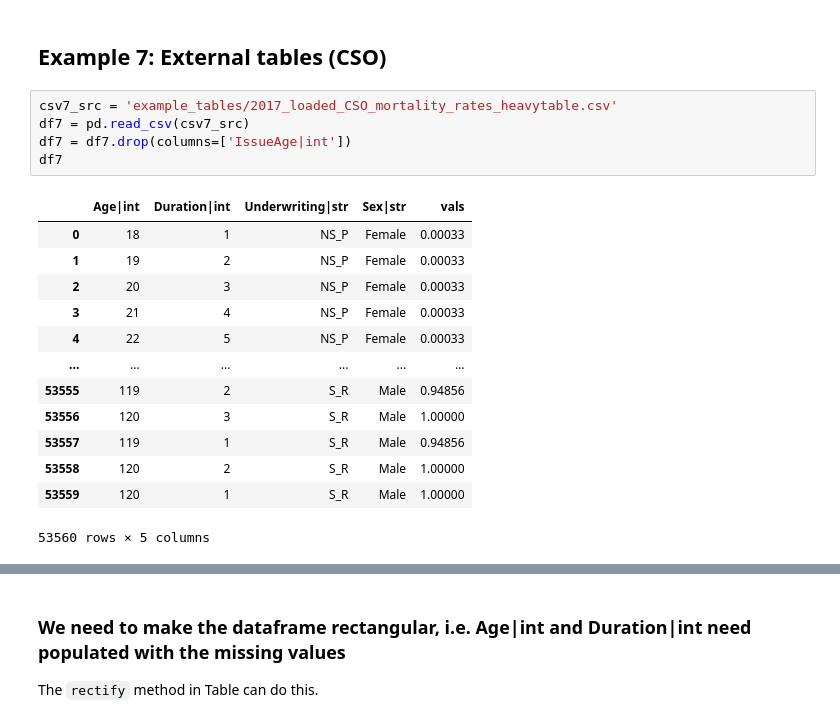
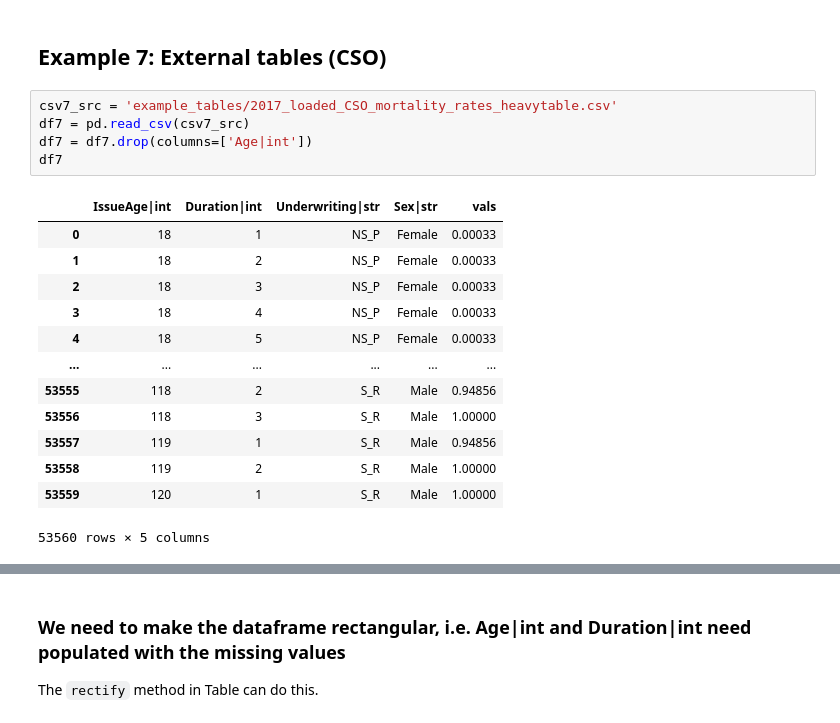
Before and after one commit to lewisfogden/heavylight, a Jupyter notebook: examples/notebook/table_documentation.ipynb, the cells around one changed output, grey strips where cells are left out. Saved outputs shown, nothing was run; the diff lists cells and outputs as text.

```diff
--- a/examples/notebook/table_documentation.ipynb
+++ b/examples/notebook/table_documentation.ipynb
@@ -263,20 +263,20 @@ ValueError('Input `df` is not rectangular, expected_rows=8 != len(self.values)=6
 # %%
 csv7_src = 'example_tables/2017_loaded_CSO_mortality_rates_heavytable.csv'
 df7 = pd.read_csv(csv7_src)
-df7 = df7.drop(columns=['IssueAge|int'])
+df7 = df7.drop(columns=['Age|int'])
 df7
 # %% [output]
-|  | Age|int | Duration|int | Underwriting|str | Sex|str | vals |
+|  | IssueAge|int | Duration|int | Underwriting|str | Sex|str | vals |
 | 0 | 18 | 1 | NS_P | Female | 0.00033 |
-| 1 | 19 | 2 | NS_P | Female | 0.00033 |
-| 2 | 20 | 3 | NS_P | Female | 0.00033 |
-| 3 | 21 | 4 | NS_P | Female | 0.00033 |
-| 4 | 22 | 5 | NS_P | Female | 0.00033 |
+| 1 | 18 | 2 | NS_P | Female | 0.00033 |
+| 2 | 18 | 3 | NS_P | Female | 0.00033 |
+| 3 | 18 | 4 | NS_P | Female | 0.00033 |
+| 4 | 18 | 5 | NS_P | Female | 0.00033 |
 | ... | ... | ... | ... | ... | ... |
-| 53555 | 119 | 2 | S_R | Male | 0.94856 |
-| 53556 | 120 | 3 | S_R | Male | 1.00000 |
+| 53555 | 118 | 2 | S_R | Male | 0.94856 |
+| 53556 | 118 | 3 | S_R | Male | 1.00000 |
 | 53557 | 119 | 1 | S_R | Male | 0.94856 |
-| 53558 | 120 | 2 | S_R | Male | 1.00000 |
+| 53558 | 119 | 2 | S_R | Male | 1.00000 |
 | 53559 | 120 | 1 | S_R | Male | 1.00000 |
 53560 rows × 5 columns
 # %%
```
Also changed, not shown: parts of 19 cells of this notebook, 2 other files.
